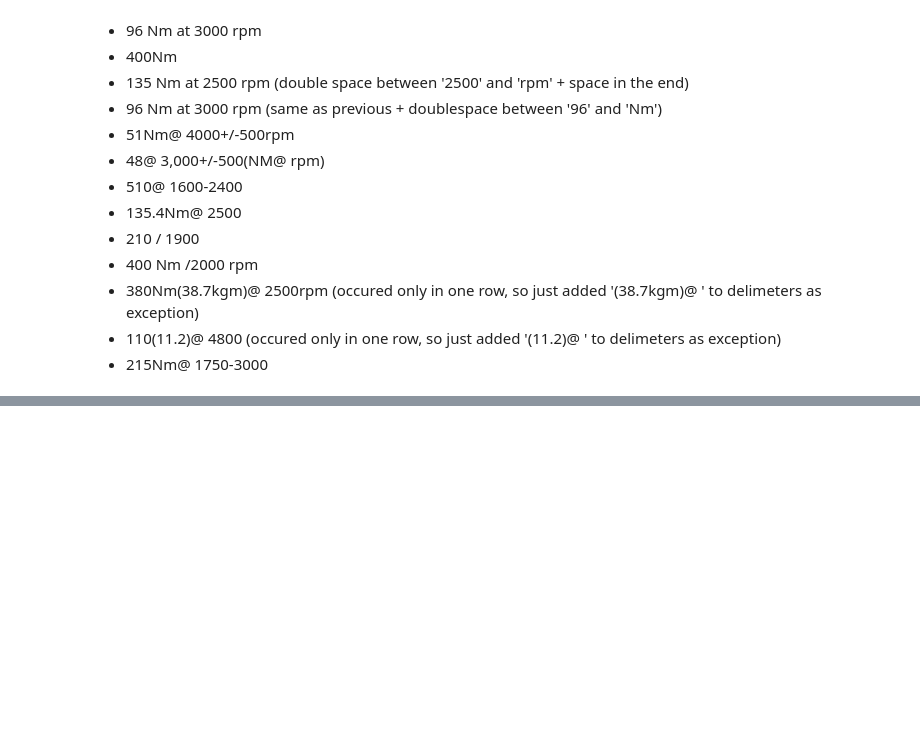
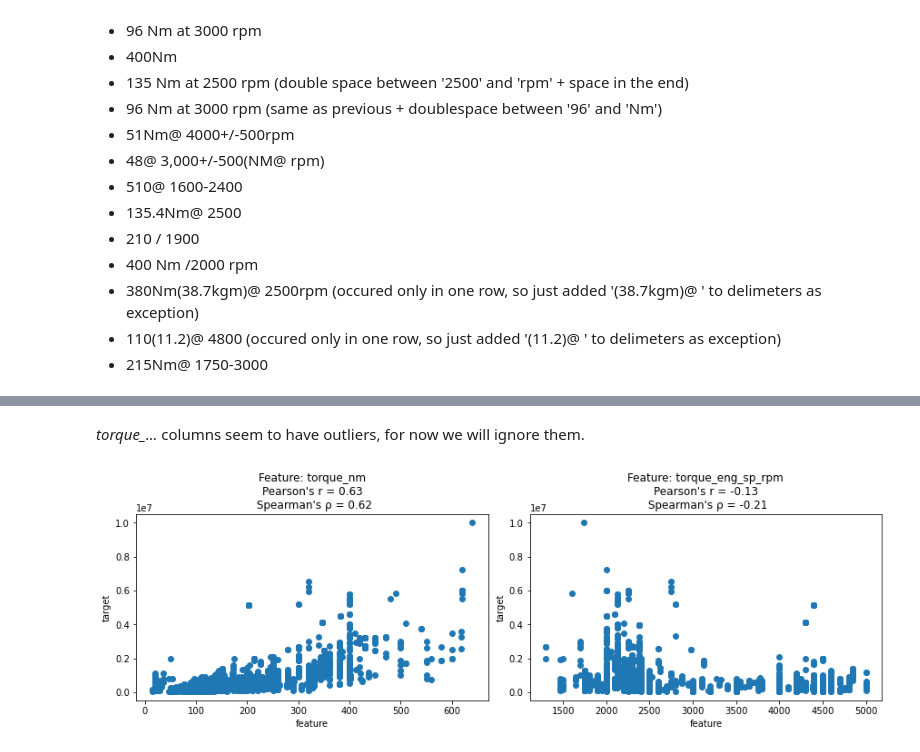
Before and after one commit to ZaikaBohdan/ds_car_price_proj, a Jupyter notebook: car_price_pred.ipynb, the cells around one changed output, grey strips where cells are left out. Saved outputs shown, nothing was run; the diff lists cells and outputs as text; code cells hidden in the pictures; blank space fills up the shorter version.

```diff
--- a/car_price_pred.ipynb
+++ b/car_price_pred.ipynb
@@ -587,0 +625,6 @@ Now all columns have right data type and we are ready to explore significance of
+# %% [markdown]
+*torque_...* columns seem to have outliers, for now we will ignore them.
+# %%
+plot_col_signif(raw_data_1[raw_data_1['torque_nm'] < 750], ['torque_nm', 'torque_eng_sp_rpm'], 'selling_price', 1, 2)
+# %% [output]
+[figure, added]
```
Also changed, not shown: parts of 27 cells of this notebook.
